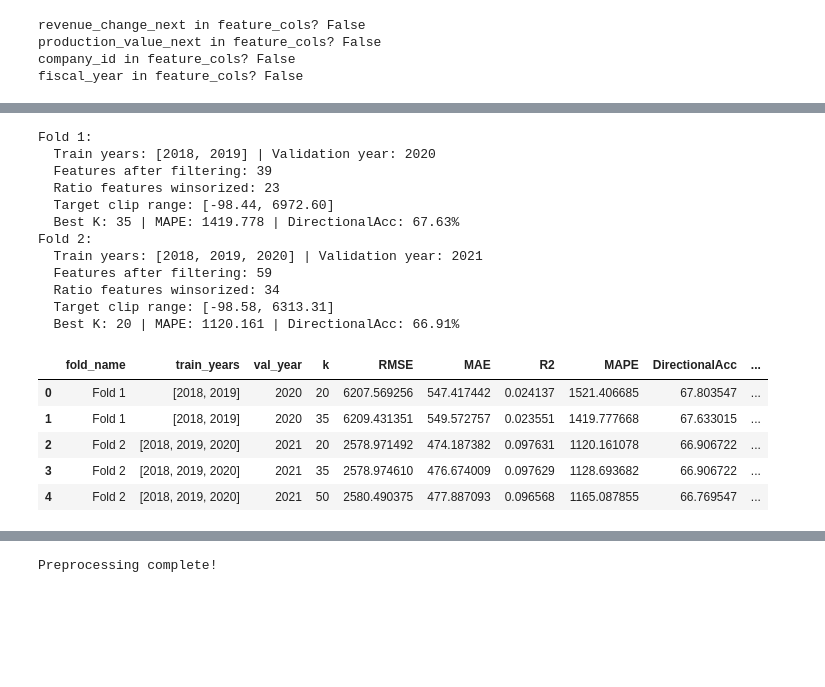
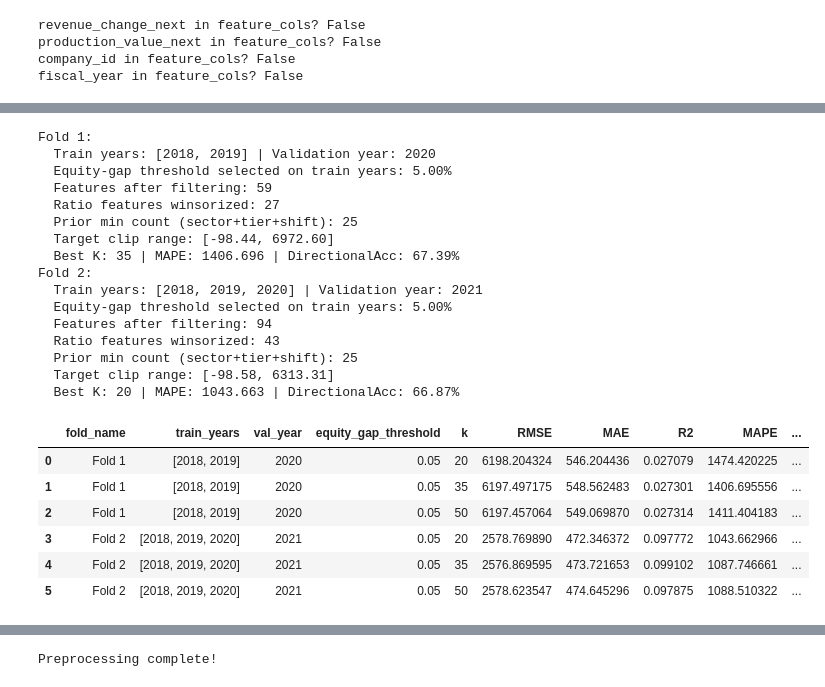
Before and after one commit to KorayAydin3k/Expert_AI_project, a Jupyter notebook: notebook/starter_template_2.ipynb, the cells around one changed output, grey strips where cells are left out. Drawn from its saved outputs; the diff is of its cells as text; code cells hidden in the pictures; blank space fills up the shorter version.

```diff
--- a/notebook/starter_template_2.ipynb
+++ b/notebook/starter_template_2.ipynb
@@ -1344,6 +2526,13 @@ TARGET_WINSOR_UPPER_Q = 0.99
 RATIO_WINSOR_LOWER_Q = 0.01
 RATIO_WINSOR_UPPER_Q = 0.99
 
+# Fold-safe prior + threshold settings
+MIN_SECTOR_TIER_SHIFT_COUNT = 25
+SMOOTH_ALPHA_TIER = 40.0
+SMOOTH_ALPHA_TIER_SHIFT = 30.0
+SMOOTH_ALPHA_SECTOR_TIER_SHIFT = 20.0
+EQUITY_THRESHOLD_CANDIDATES = [0.03, 0.04, 0.05]
+
 for fold in folds:
     fold_name = fold['fold_name']
     train_years = fold['train_years']
@@ -1352,10 +2541,34 @@ for fold in folds:
     train_data = model_df[model_df['fiscal_year'].isin(train_years)].copy()
     val_data = model_df[model_df['fiscal_year'] == val_year].copy()
 
+    # Fold-specific threshold tuning on training years only
+    best_equity_threshold, _ = select_equity_gap_threshold(
+        train_data=train_data,
+        target_col=target_col,
+        candidate_thresholds=EQUITY_THRESHOLD_CANDIDATES,
+        min_group_frac=0.03
+    )
+
+    train_data = apply_equity_gap_threshold_features(train_data, threshold=best_equity_threshold)
+    val_data = apply_equity_gap_threshold_features(val_data, threshold=best_equity_threshold)
+
+    # Train-only smoothed grouped priors with explicit backoff
+    train_data, val_data = add_fold_safe_revenue_tier_priors(
+        train_data=train_data,
+        val_data=val_data,
+        target_col=target_col,
+        min_sector_tier_shift_count=MIN_SECTOR_TIER_SHIFT_COUNT,
+        alpha_tier=SMOOTH_ALPHA_TIER,
+        alpha_tier_shift=SMOOTH_ALPHA_TIER_SHIFT,
+        alpha_sector_tier_shift=SMOOTH_ALPHA_SECTOR_TIER_SHIFT
+    )
+
+    fold_candidate_features = list(dict.fromkeys(feature_cols + PRIOR_FEATURE_COLS))
+
     prep = leakage_safe_fold_prepare(
         train_data=train_data,
         val_data=val_data,
-        candidate_features=feature_cols,
+        candidate_features=fold_candidate_features,
         target_col=target_col,
         categorical_cols=categorical_cols,
         missing_threshold=0.40,
@@ -1370,7 +2583,7 @@ for fold in folds:
     y_train_raw = prep['y_train']
     y_val = prep['y_val']
 
-    # Winsorize training target only (do not touch validation target)
+    # Constrained target tail handling: winsorize training target only
     y_lower = y_train_raw.quantile(TARGET_WINSOR_LOWER_Q)
     y_upper = y_train_raw.quantile(TARGET_WINSOR_UPPER_Q)
     y_train = y_train_raw.clip(lower=y_lower, upper=y_upper)
@@ -1402,12 +2615,16 @@ for fold in folds:
         model_k.fit(X_train[selected], y_train)
         pred_val = model_k.predict(X_val[selected])
 
+        # Keep predictions in train-supported tail range for stable evaluation
+        pred_val = np.clip(pred_val, y_lower, y_upper)
+
         metrics = compute_regression_metrics(y_val.values, pred_val)
 
         row = {
             'fold_name': fold_name,
             'train_years': str(train_years),
             'val_year': val_year,
+            'equity_gap_threshold': best_equity_threshold,
             'k': k,
             **metrics,
             'n_after_missing_variance_corr': len(prep['filtered_features']),
@@ -1419,45 +2636,52 @@ for fold in folds:
         fold_results.append(row)
 
         if best is None:
             best = (k, metrics['MAPE'], metrics['DirectionalAcc'], selected)
         else:
             # Primary: lower MAPE, tie-breaker: higher directional accuracy
             if (metrics['MAPE'] < best[1]) or (
                 np.isclose(metrics['MAPE'], best[1]) and metrics['DirectionalAcc'] > best[2]
             ):
                 best = (k, metrics['MAPE'], metrics['DirectionalAcc'], selected)
 
     selected_features_by_fold[fold_name] = best[3]
     best_k_by_fold[fold_name] = best[0]
 
     print(f"{fold_name}:")
     print(f"  Train years: {train_years} | Validation year: {val_year}")
+    print(f"  Equity-gap threshold selected on train years: {best_equity_threshold:.2%}")
     print(f"  Features after filtering: {len(prep['filtered_features'])}")
     print(f"  Ratio features winsorized: {len(prep['ratio_winsorized_cols'])}")
+    print(f"  Prior min count (sector+tier+shift): {MIN_SECTOR_TIER_SHIFT_COUNT}")
     print(f"  Target clip range: [{y_lower:.2f}, {y_upper:.2f}]")
     print(f"  Best K: {best[0]} | MAPE: {best[1]:.3f} | DirectionalAcc: {best[2]:.2f}%")
 
 feature_selection_results = pd.DataFrame(fold_results)
 display(feature_selection_results.sort_values(['fold_name', 'k']))
 # %% [output]
 Fold 1:
   Train years: [2018, 2019] | Validation year: 2020
-  Features after filtering: 39
-  Ratio features winsorized: 23
+  Equity-gap threshold selected on train years: 5.00%
+  Features after filtering: 59
+  Ratio features winsorized: 27
+  Prior min count (sector+tier+shift): 25
   Target clip range: [-98.44, 6972.60]
-  Best K: 35 | MAPE: 1419.778 | DirectionalAcc: 67.63%
+  Best K: 35 | MAPE: 1406.696 | DirectionalAcc: 67.39%
 Fold 2:
   Train years: [2018, 2019, 2020] | Validation year: 2021
-  Features after filtering: 59
-  Ratio features winsorized: 34
+  Equity-gap threshold selected on train years: 5.00%
+  Features after filtering: 94
+  Ratio features winsorized: 43
+  Prior min count (sector+tier+shift): 25
   Target clip range: [-98.58, 6313.31]
-  Best K: 20 | MAPE: 1120.161 | DirectionalAcc: 66.91%
+  Best K: 20 | MAPE: 1043.663 | DirectionalAcc: 66.87%
-|  | fold_name | train_years | val_year | k | RMSE | MAE | R2 | MAPE | DirectionalAcc | ... |
-| 0 | Fold 1 | [2018, 2019] | 2020 | 20 | 6207.569256 | 547.417442 | 0.024137 | 1521.406685 | 67.803547 | ... |
-| 1 | Fold 1 | [2018, 2019] | 2020 | 35 | 6209.431351 | 549.572757 | 0.023551 | 1419.777668 | 67.633015 | ... |
-| 2 | Fold 2 | [2018, 2019, 2020] | 2021 | 20 | 2578.971492 | 474.187382 | 0.097631 | 1120.161078 | 66.906722 | ... |
-| 3 | Fold 2 | [2018, 2019, 2020] | 2021 | 35 | 2578.974610 | 476.674009 | 0.097629 | 1128.693682 | 66.906722 | ... |
-| 4 | Fold 2 | [2018, 2019, 2020] | 2021 | 50 | 2580.490375 | 477.887093 | 0.096568 | 1165.087855 | 66.769547 | ... |
+|  | fold_name | train_years | val_year | equity_gap_threshold | k | RMSE | MAE | R2 | MAPE | ... |
+| 0 | Fold 1 | [2018, 2019] | 2020 | 0.05 | 20 | 6198.204324 | 546.204436 | 0.027079 | 1474.420225 | ... |
+| 1 | Fold 1 | [2018, 2019] | 2020 | 0.05 | 35 | 6197.497175 | 548.562483 | 0.027301 | 1406.695556 | ... |
+| 2 | Fold 1 | [2018, 2019] | 2020 | 0.05 | 50 | 6197.457064 | 549.069870 | 0.027314 | 1411.404183 | ... |
+| 3 | Fold 2 | [2018, 2019, 2020] | 2021 | 0.05 | 20 | 2578.769890 | 472.346372 | 0.097772 | 1043.662966 | ... |
+| 4 | Fold 2 | [2018, 2019, 2020] | 2021 | 0.05 | 35 | 2576.869595 | 473.721653 | 0.099102 | 1087.746661 | ... |
+| 5 | Fold 2 | [2018, 2019, 2020] | 2021 | 0.05 | 50 | 2578.623547 | 474.645296 | 0.097875 | 1088.510322 | ... |
 # %%
 # Build a final feature set from fold-wise results
 all_importances = pd.concat(fold_importances, axis=0, ignore_index=True)
```
Also changed, not shown: parts of 26 cells of this notebook.
